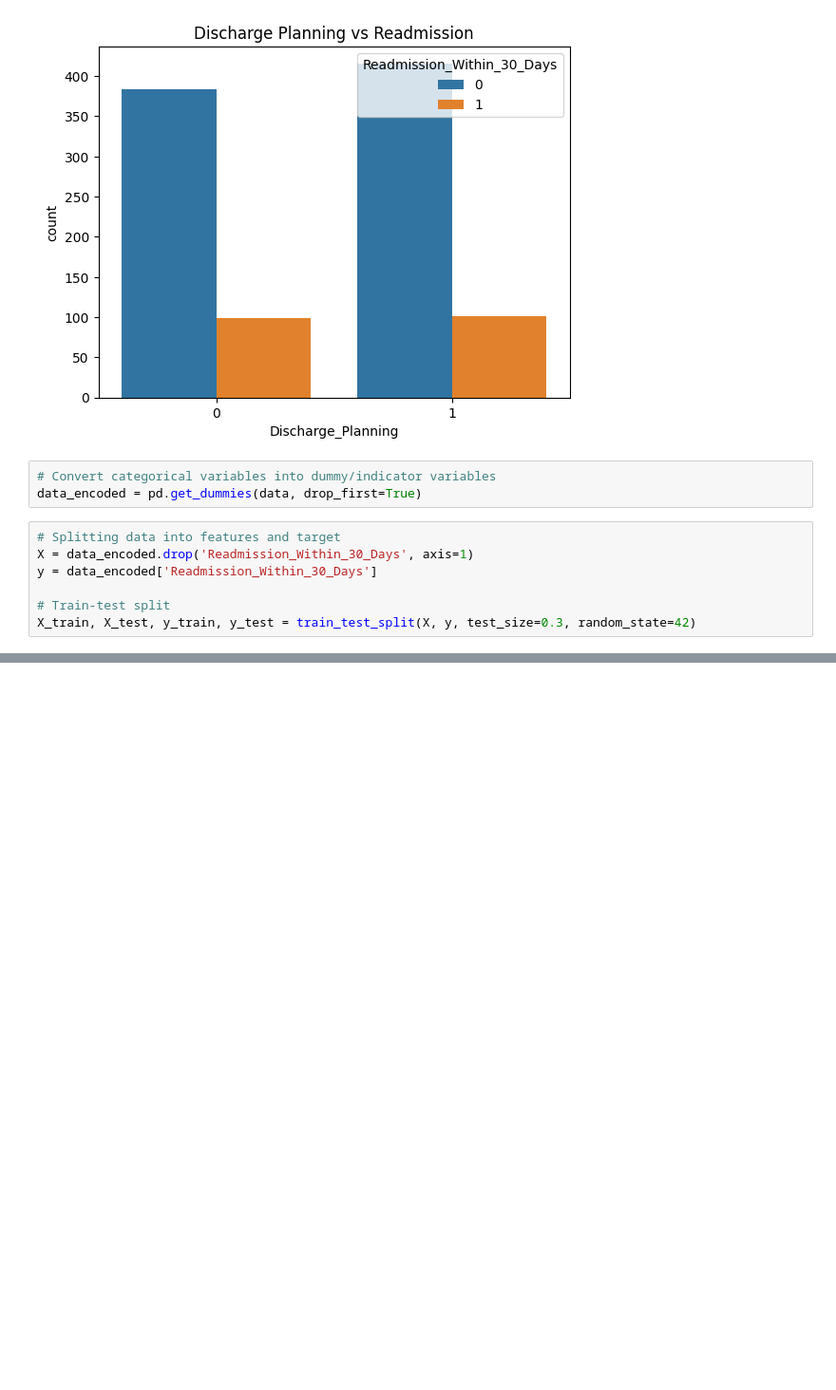
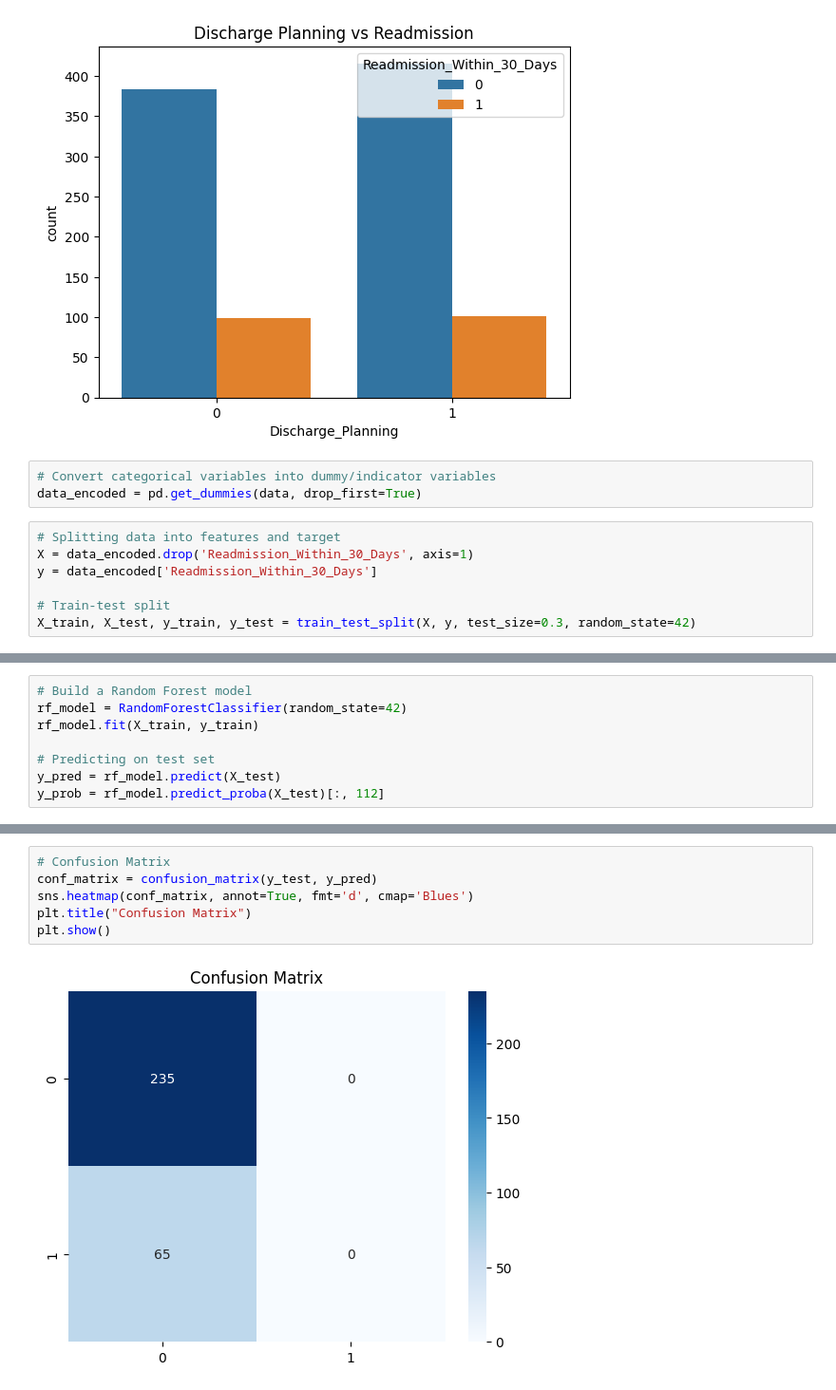
Before and after one commit to AWS-Cloud-Club-Mehran-UET/HacktoberFest-Hackathon, a Jupyter notebook: issue3.ipynb, the cells around one changed output, grey strips where cells are left out. Shown: that part at 95% size. Saved outputs shown, nothing was run; the diff lists cells and outputs as text; blank space fills up the shorter version.

```diff
--- a/issue3.ipynb
+++ b/issue3.ipynb
@@ -135,0 +124,8 @@ plt.show()
+# %%
+# Build a Random Forest model
+rf_model = RandomForestClassifier(random_state=42)
+rf_model.fit(X_train, y_train)
+
+# Predicting on test set
+y_pred = rf_model.predict(X_test)
+y_prob = rf_model.predict_proba(X_test)[:, 112]
@@ -135,0 +145,8 @@ plt.show()
+# %%
+# Confusion Matrix
+conf_matrix = confusion_matrix(y_test, y_pred)
+sns.heatmap(conf_matrix, annot=True, fmt='d', cmap='Blues')
+plt.title("Confusion Matrix")
+plt.show()
+# %% [output]
+[figure, added]
```
Also changed, not shown: parts of 5 cells of this notebook.
